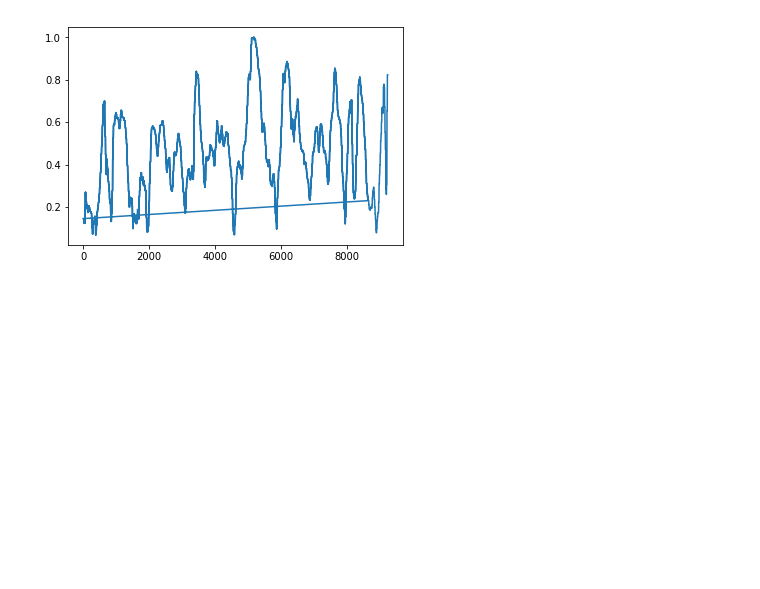
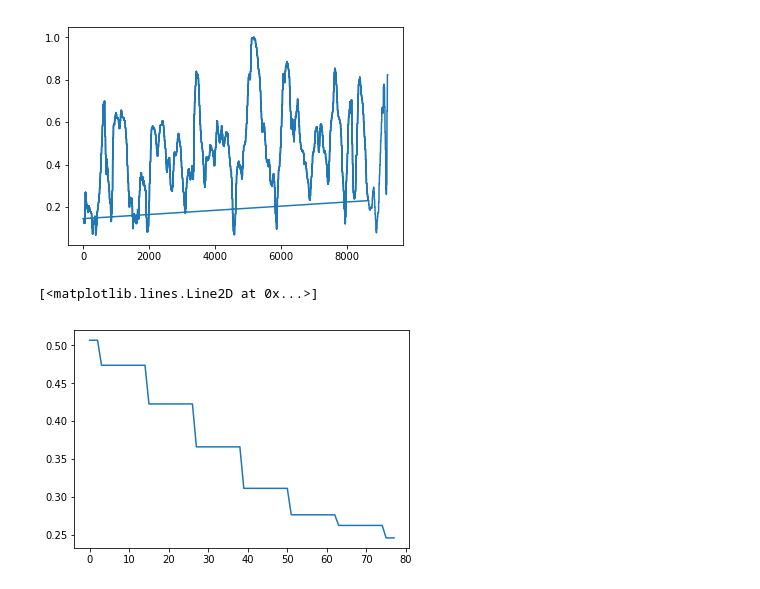
Before and after one commit to diem-ai/wind-energy-prediction, a Jupyter notebook: matt.ipynb, the cells around one changed output. Drawn from its saved outputs; the diff is of its cells as text; code cells hidden in the pictures; blank space fills up the shorter version.

```diff
--- a/matt.ipynb
+++ b/matt.ipynb
@@ -297,3 +306,8 @@ plt.plot(combined_df3['forecast_windspeed'])
 # %% [output]
 [<matplotlib.lines.Line2D at 0x...>]
 [figure]
+# %%
+plt.plot(x3[len(y2_pred):,0])
+# %% [output]
+[<matplotlib.lines.Line2D at 0x...>]
+[figure, added]
```
Also changed, not shown: parts of 7 cells of this notebook.
